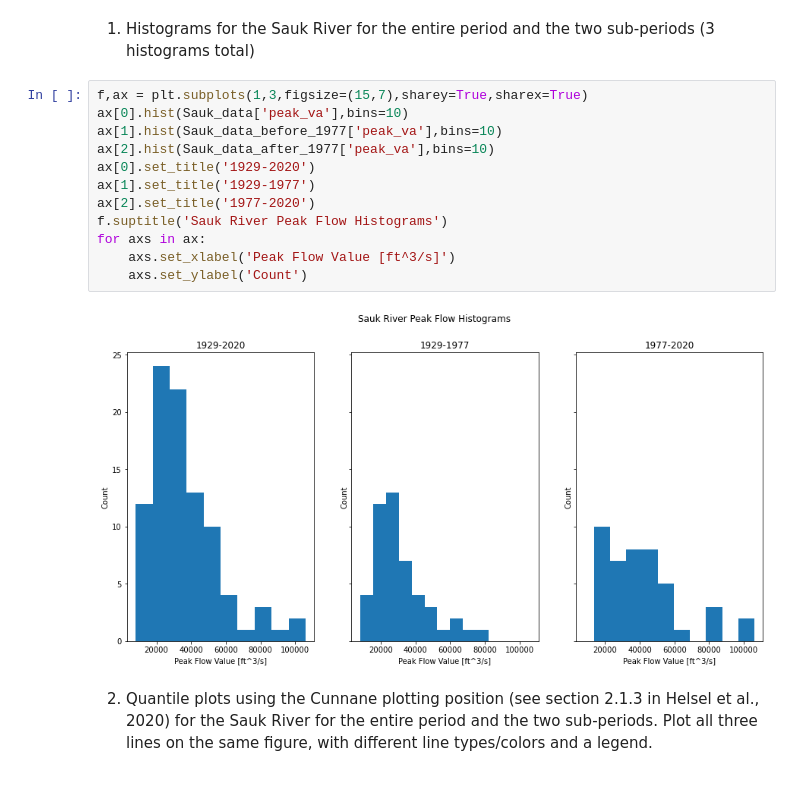
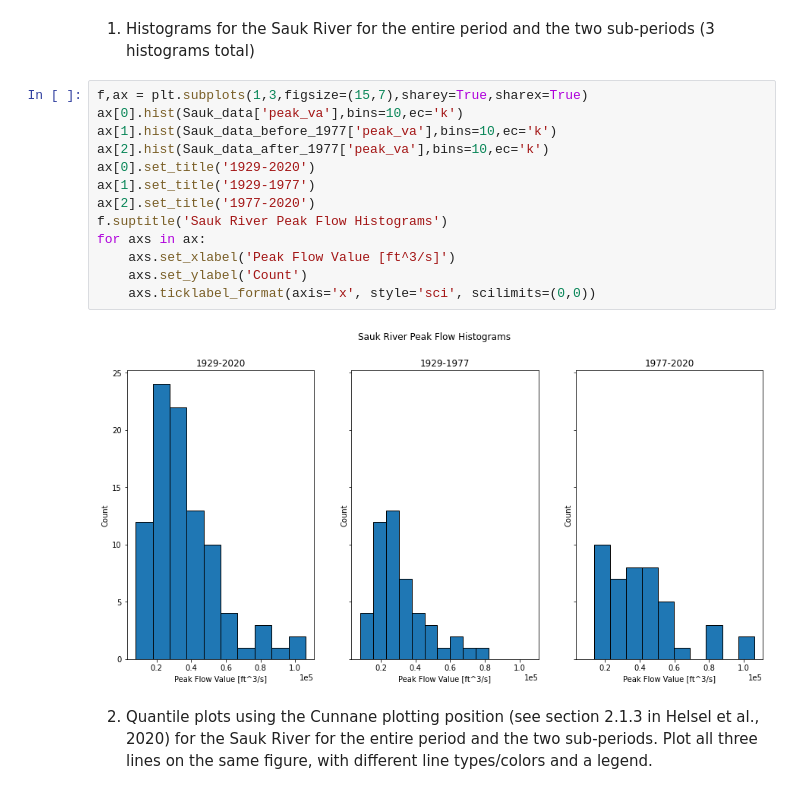
Before and after one commit to egagli/cewa565, a Jupyter notebook: homework/1/hw1.ipynb, the cells around one changed output. Cells and saved outputs as stored; diff of their text form.

```diff
--- a/homework/1/hw1.ipynb
+++ b/homework/1/hw1.ipynb
@@ -60,18 +60,19 @@ Sauk_data_after_1977 = Sauk_data[Sauk_data['water_year']>=1977]
 1. Histograms for the Sauk River for the entire period and the two sub-periods (3 histograms total)
 # %%
 f,ax = plt.subplots(1,3,figsize=(15,7),sharey=True,sharex=True)
-ax[0].hist(Sauk_data['peak_va'],bins=10)
-ax[1].hist(Sauk_data_before_1977['peak_va'],bins=10)
-ax[2].hist(Sauk_data_after_1977['peak_va'],bins=10)
+ax[0].hist(Sauk_data['peak_va'],bins=10,ec='k')
+ax[1].hist(Sauk_data_before_1977['peak_va'],bins=10,ec='k')
+ax[2].hist(Sauk_data_after_1977['peak_va'],bins=10,ec='k')
 ax[0].set_title('1929-2020')
 ax[1].set_title('1929-1977')
 ax[2].set_title('1977-2020')
 f.suptitle('Sauk River Peak Flow Histograms')
 for axs in ax:
     axs.set_xlabel('Peak Flow Value [ft^3/s]')
     axs.set_ylabel('Count')
+    axs.ticklabel_format(axis='x', style='sci', scilimits=(0,0))
 # %% [output]
-[figure, old version]
+[figure, new version]
 # %% [markdown]
 2. Quantile plots using the Cunnane plotting position (see section 2.1.3 in Helsel et al., 2020) for the Sauk River for the entire period and the two sub-periods. Plot all three lines on the same figure, with different line types/colors and a legend.
 # %% [markdown]
```
Also changed, not shown: parts of 36 cells of this notebook.
